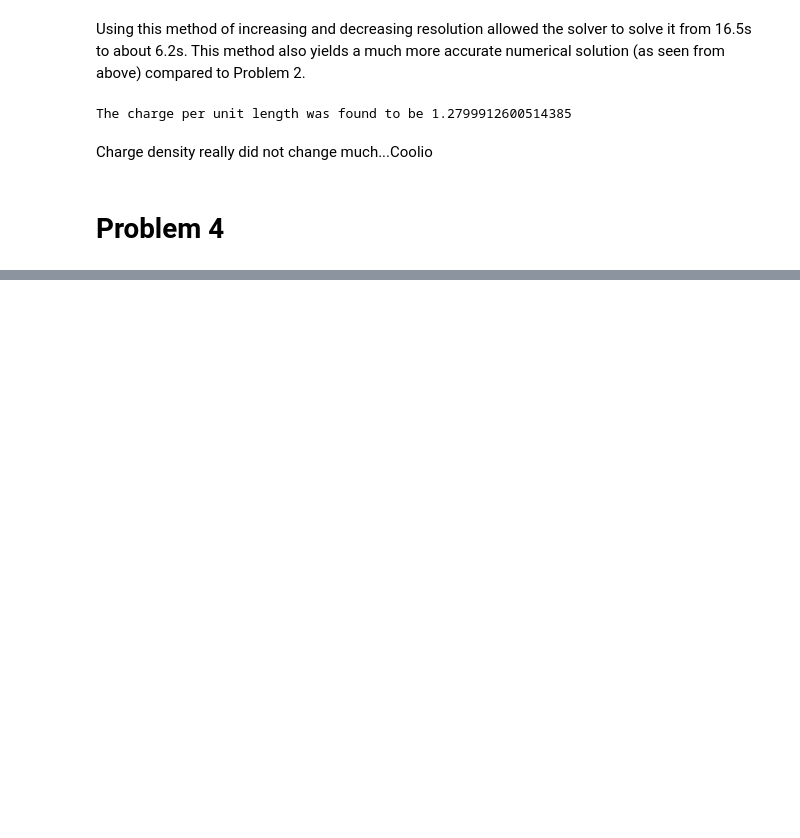
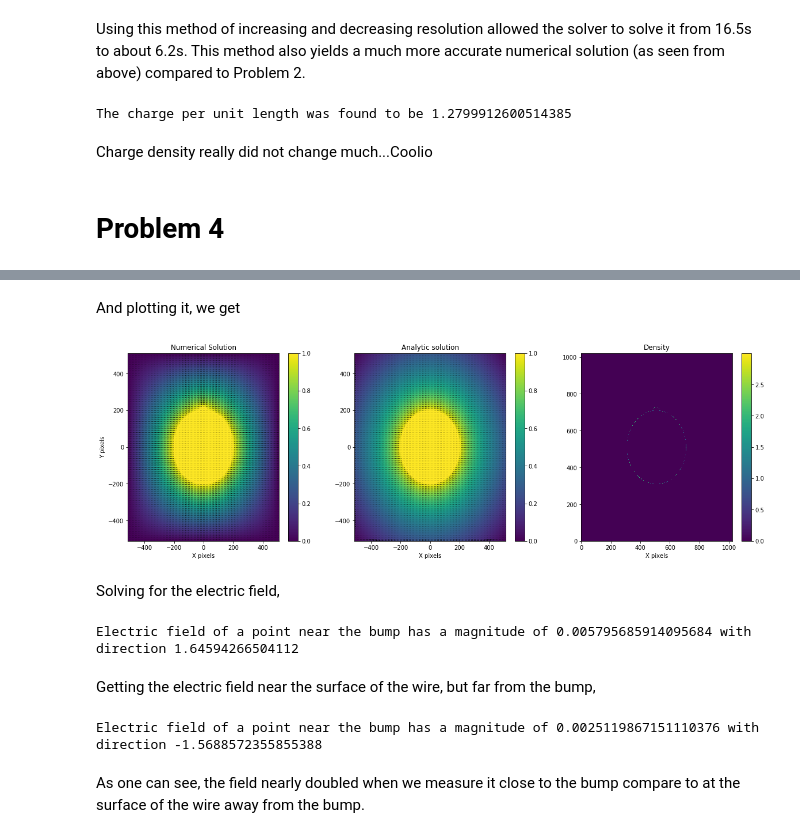
Before and after one commit to Joe1best/PHYS-512-Psets, a Jupyter notebook: Pset5/Assignment_5.ipynb, the cells around one changed output, grey strips where cells are left out. Saved outputs shown, nothing was run; the diff lists cells and outputs as text; code cells hidden in the pictures; blank space fills up the shorter version.

```diff
--- a/Pset5/Assignment_5.ipynb
+++ b/Pset5/Assignment_5.ipynb
@@ -121,0 +124,6 @@ In this problem, we are going to add a small bump with a given radius and angula
+# %%
+bumpFrac = 0.1
+angleLoc = np.pi/2
+# %%
+#Does the masking and initializes the boundary conditions
+V,bc,mask,x,y = Q1.cylinder(n,R,pot,bump=[angleLoc,bumpFrac])
@@ -121,0 +132,3 @@ In this problem, we are going to add a small bump with a given radius and angula
+# %%
+V = Q3.res_cg(bc,mask)
+d = Q1.density(V,mask)
@@ -121,0 +143,35 @@ In this problem, we are going to add a small bump with a given radius and angula
+# %% [markdown]
+And plotting it, we get
+# %%
+Q1.plot_three_results(V,V_true,d,10,x,y)
+# %% [output]
+[figure, added]
+# %% [markdown]
+Solving for the electric field,
+# %%
+E = np.gradient(V)
+#Y-component of an index near the bump (right above it)
+Y = -E[0][n//2+R+int(bumpFrac*R)+7,n//2]
+#X-component of an index near the bump (right above it)
+X = -E[1][n//2+R+int(bumpFrac*R)+7,n//2]
+E_tot = np.sqrt(X**2+Y**2)
+dirc = np.arctan2(Y,X)
+print (f"Electric field of a point near the bump has a magnitude of"
+       f" {E_tot} with direction {dirc}")
+# %% [output]
+Electric field of a point near the bump has a magnitude of 0.005795685914095684 with direction 1.64594266504112
+# %% [markdown]
+Getting the electric field near the surface of the wire, but far from the bump,
+# %%
+#Y-component of an index near the surface (at 3pi/2)
+Y = -E[0][n//2-R,n//2]
+#X-component of an index near the surface (at 3pi/2)
+X = -E[1][n//2-R,n//2]
+E_tot = np.sqrt(X**2+Y**2)
+dirc = np.arctan2(Y,X)
+print (f"Electric field of a point near the bump has a magnitude of"
+       f" {E_tot} with direction {dirc}")
+# %% [output]
+Electric field of a point near the bump has a magnitude of 0.0025119867151110376 with direction -1.5688572355855388
+# %% [markdown]
+As one can see, the field nearly doubled when we measure it close to the bump compare to at the surface of the wire away from the bump.
```
Also changed, not shown: parts of 9 cells of this notebook, 2 other files.
